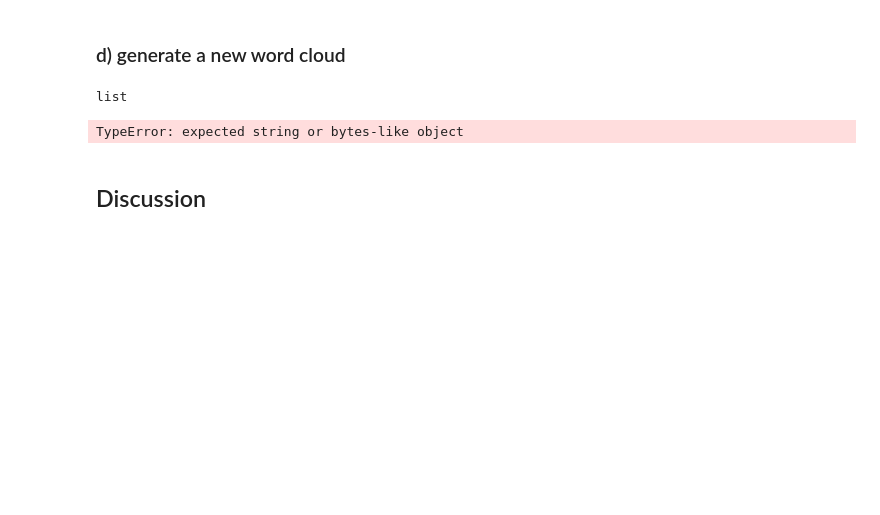
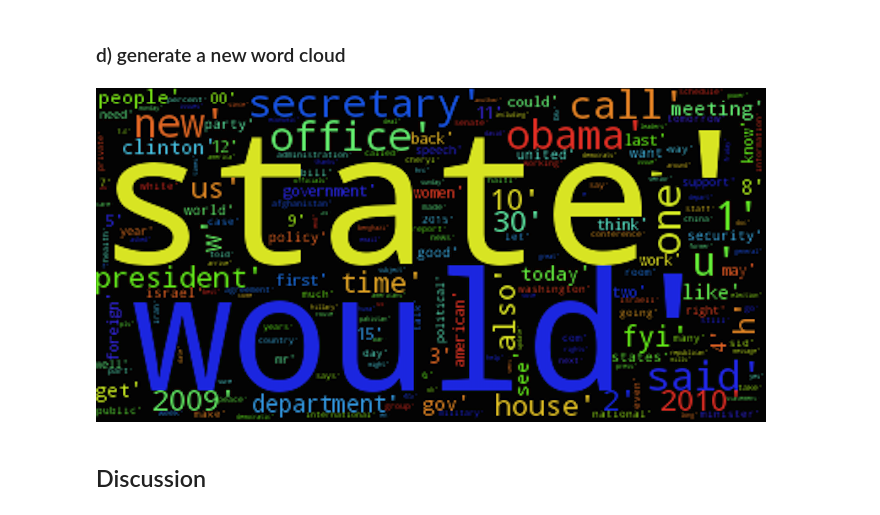
Before and after one commit to Merinorus/adaisawesome, a Jupyter notebook: Homework/05 - Taming Text/HW05_awesometeam_Q1.ipynb, the cells around one changed output. Drawn from its saved outputs; the diff is of its cells as text; code cells hidden in the pictures; blank space fills up the shorter version.

```diff
--- a/Homework/05 - Taming Text/HW05_awesometeam_Q1.ipynb
+++ b/Homework/05 - Taming Text/HW05_awesometeam_Q1.ipynb
@@ -153,6 +193,6 @@ You can see that the stopword in line 15 is now gone, so we are set!
 # %% [markdown]
 We need to change the words into more standard forms to reduce the inflectual forms.
 # %%
-data_clean3 = data_clean2
+data_stemming = data_no_stop
 from nltk.stem.snowball import SnowballStemmer
 stemmer = SnowballStemmer("english")
@@ -188,15 +224,13 @@ data_clean3
 # %% [markdown]
 ### d) generate a new word cloud
-# %%
-type (data_csv_new)
-# %% [output]
-list
 # %%
-wordcloud = WordCloud().generate(data_csv_new)
-image = wordcloud.to_data_csv_newimage()
-#display(Image('image_raw.png'))
-image.show()
+data_csv_new = data_stemming.to_csv()
+
+wordcloud_new = WordCloud().generate(data_csv_new)
+image_new = wordcloud_new.to_image()
+#display(Image('image_new.png'))
+image_new.show()
 # %% [output]
-TypeError: expected string or bytes-like object
+[figure, added]
 # %% [markdown]
 ## Discussion
```
Also changed, not shown: parts of 22 cells of this notebook, 2 other files.
